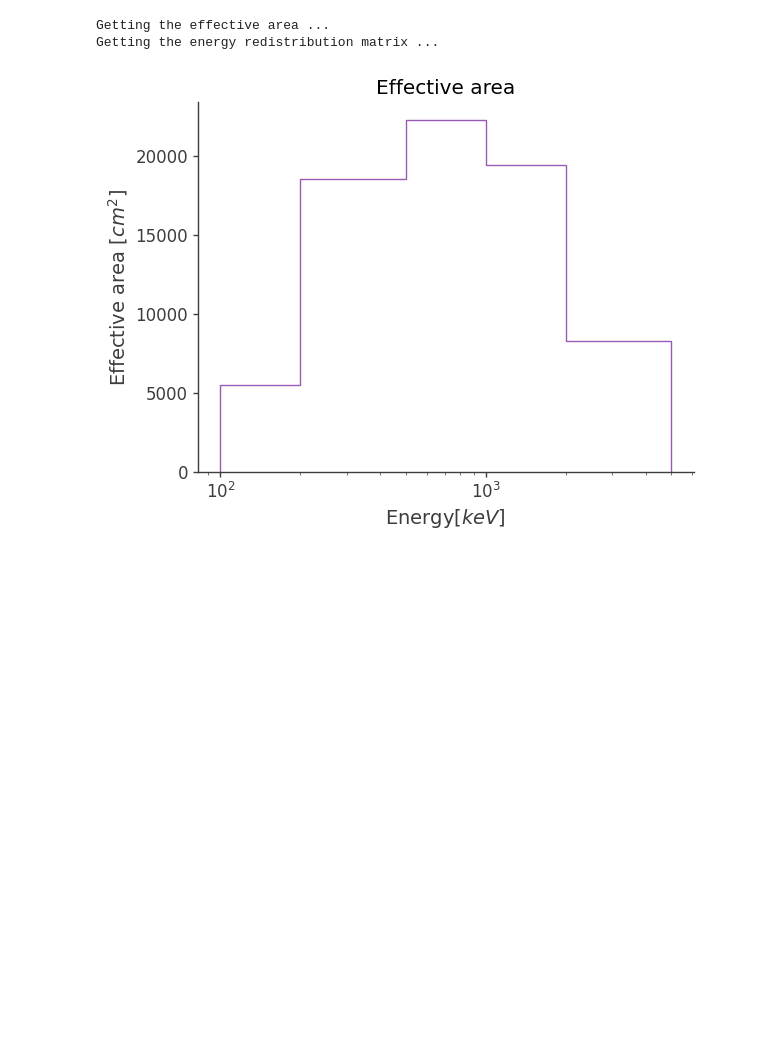
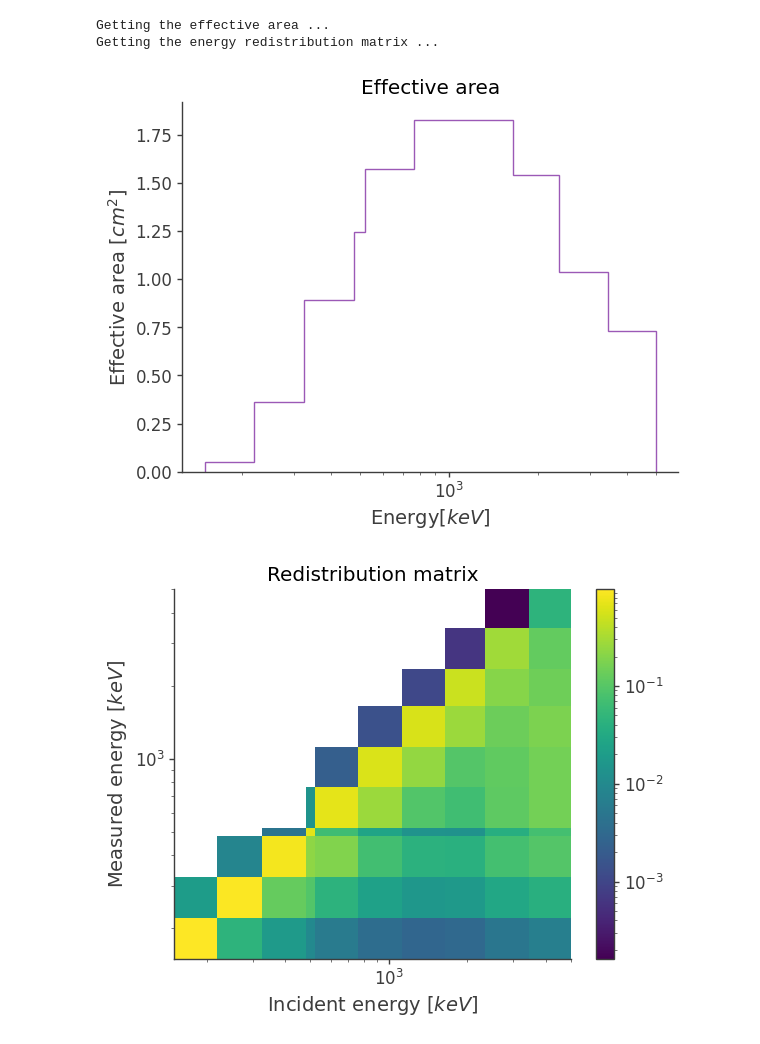
Before and after one commit to cositools/cosipy, a Jupyter notebook: docs/tutorials/Point_source_resonse.ipynb, the cells around one changed output. Saved outputs shown, nothing was run; the diff lists cells and outputs as text; code cells hidden in the pictures; blank space fills up the shorter version.

```diff
--- a/docs/tutorials/Point_source_resonse.ipynb
+++ b/docs/tutorials/Point_source_resonse.ipynb
@@ -141,7 +141,12 @@ _ =  obj.get_psr_rsp(response ="/Users/ckierans/Software/COSItools/COSItools/int
 Getting the effective area ...
 Getting the energy redistribution matrix ...
 # %%
-obj.get_arf()
-obj.plot_arf()
+ori.get_arf()
+ori.plot_arf()
 # %% [output]
-[figure, old version]
+[figure, new version]
+# %%
+ori.get_rmf()
+ori.plot_rmf()
+# %% [output]
+[figure, added]
```
Also changed, not shown: parts of 20 cells of this notebook, 10 other files.
